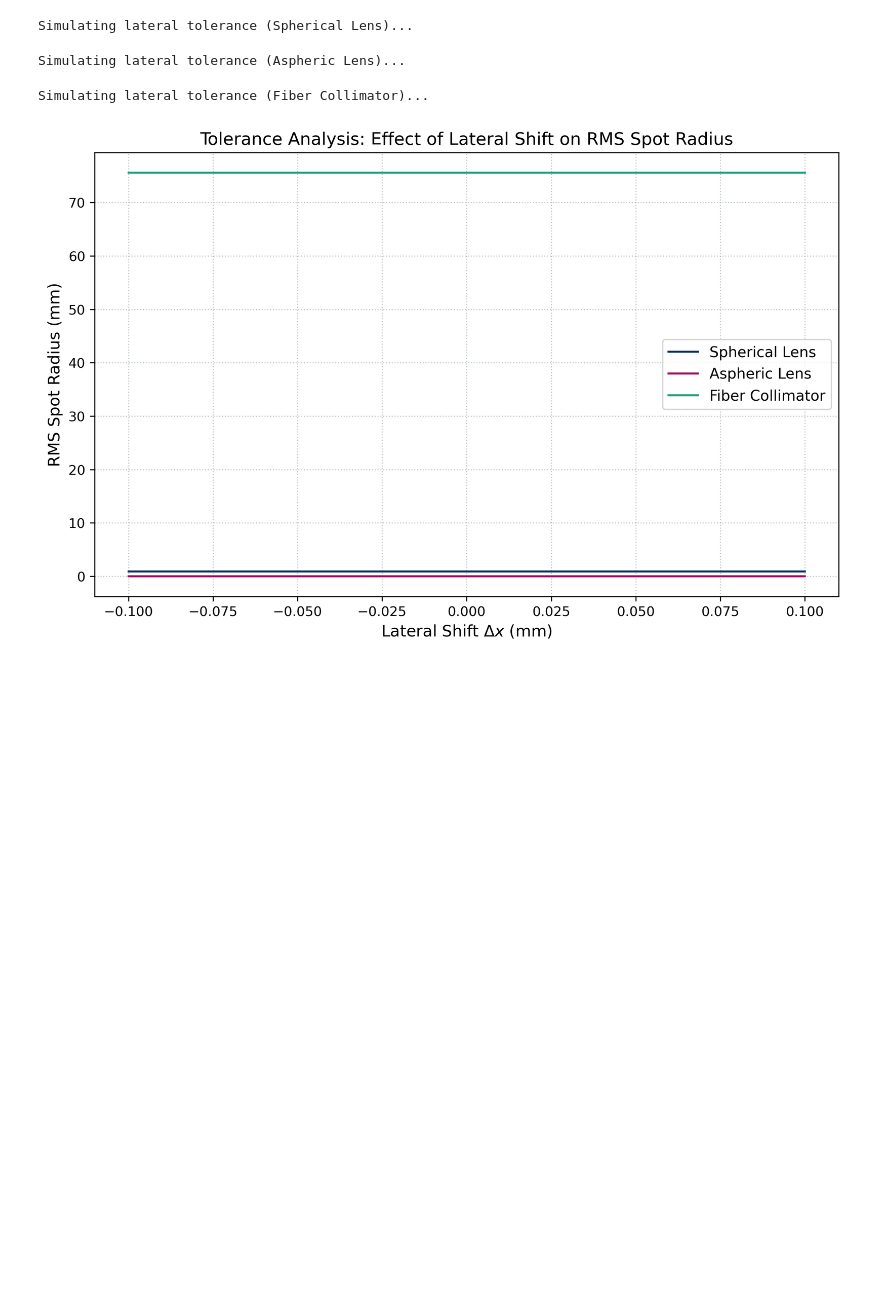
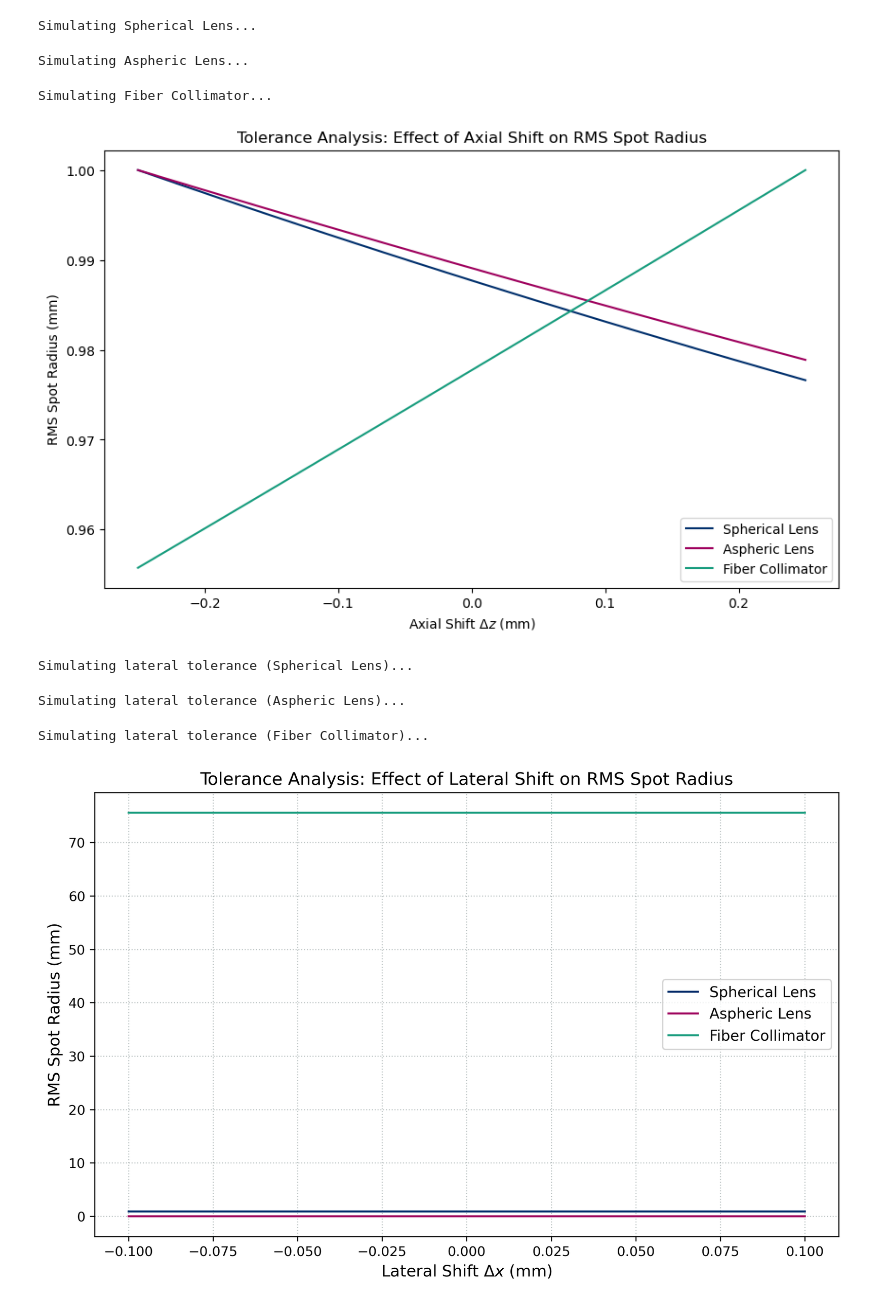
Before and after one commit to CodeTurtleT/lasercom-divergence-control, a Jupyter notebook: optiland_sim_prototype.ipynb, the cells around one changed output. Drawn from its saved outputs; the diff is of its cells as text; code cells hidden in the pictures; blank space fills up the shorter version.

```diff
--- a/optiland_sim_prototype.ipynb
+++ b/optiland_sim_prototype.ipynb
@@ -108,3 +175,71 @@ Simulating Fiber Collimator...
+# %%
+def simuliere_toleranz(url, nominal_thickness, dz_array):
+    """
+    Lädt eine Linse, simuliert einen axialen Versatz und berechnet den RMS-Spot.
+    """
+    lens = load_zemax_file(url)
+    rms_spot_radius = []
+
+    # Indizes für zentrale Wellenlänge und On-Axis-Feld
+    wavelength_idx = 0
+    field_idx = 0
+
+    for z in dz_array:
+        # Ändere die Distanz am Anfang des Systems (simuliert den Piezo/Schlitten)
+        lens.updater.set_thickness(value=nominal_thickness + z, surface_number=0)
+
+        # Fokussiere das Bild neu (paraxialer Fokus)
+        lens.image_solve()
+
+        # Berechne den RMS Spot Radius
+        spot = analysis.SpotDiagram(lens)
+        rms_spot_radius.append(spot.rms_spot_radius()[field_idx][wavelength_idx])
+
+    return rms_spot_radius
+
+# === 1. URLs der Thorlabs .zmx Dateien ===
+url_sphaere = "https://media.thorlabs.com/globalassets/items/l/la/la1/la1422-c/4580-s03.zmx?v=0116120722"
+url_asphaere = "https://media.thorlabs.com/globalassets/items/a/al/al5/al5040h-b/ttn122113-s03.zmx?v=0116102721"
+url_kolli = "https://media.thorlabs.com/globalassets/items/f/f8/f81/f810apc-1064/ttn030707-s03.zmx?v=0116112438"
+
+# === 2. Simulations-Parameter einstellen ===
+dz = np.linspace(-0.25, 0.25, 64)
+start_distanz = 15.0
+
+# === 3. Simulation für alle drei Systeme durchführen ===
+print("Simulating Spherical Lens...")
+rms_sphaere = simuliere_toleranz(url_sphaere, start_distanz, dz)
+
+print("Simulating Aspheric Lens...")
+rms_asphaere = simuliere_toleranz(url_asphaere, start_distanz, dz)
+
+print("Simulating Fiber Collimator...")
+rms_kolli = simuliere_toleranz(url_kolli, start_distanz, dz)
+
+# === 4. Ergebnisse plotten ===
+plt.figure(figsize=(10, 6))
+
+# Plot der drei Kurven mit wissenschaftlichem Farbschema und englischer Legende
+plt.plot(dz, rms_sphaere/np.max(rms_sphaere), label="Spherical Lens", color="#002F6C")
+plt.plot(dz, rms_asphaere/np.max(rms_asphaere), label="Aspheric Lens", color="#9E005D")
+plt.plot(dz, rms_kolli/np.max(rms_kolli), label="Fiber Collimator", color="#179C7D")
+
+# Diagramm formatieren (Englisch)
+plt.xlabel("Axial Shift $\Delta z$ (mm)")
+plt.ylabel("RMS Spot Radius (mm)")
+plt.title("Tolerance Analysis: Effect of Axial Shift on RMS Spot Radius, norminated at maximum value")
+plt.legend()
+
+# Plot als druckfähiges PDF speichern
+#plt.savefig(r"/Users/trinity/Desktop/bachelor.thesis/ba_plots/prototype/ToleranceAnalysis_Axial_normiert.pdf")
+
+# Plot im Notebook anzeigen
+plt.show()
+# %% [output]
+Simulating Spherical Lens...
+Simulating Aspheric Lens...
+Simulating Fiber Collimator...
+[figure, added]
 # %%
 def simuliere_laterale_toleranz(url, dx_array):
     lens = load_zemax_file(url)
```
Also changed, not shown: parts of 2 cells of this notebook, 1 other file.
